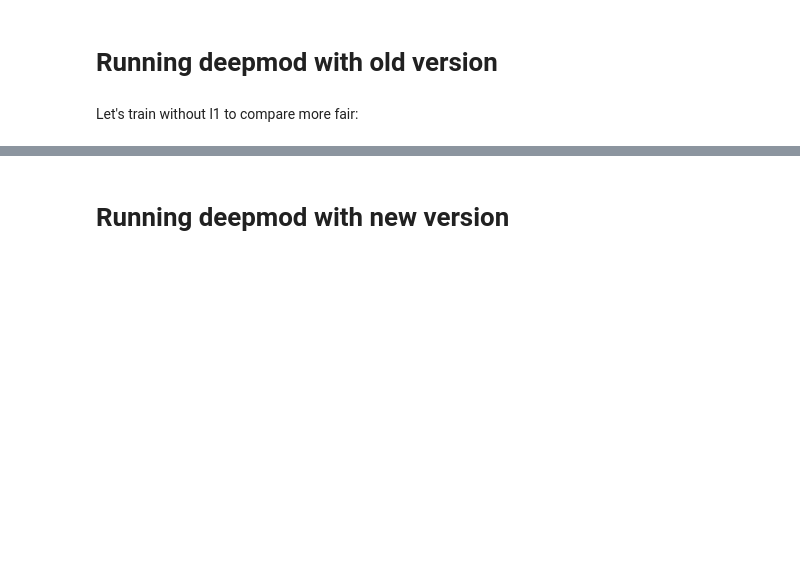
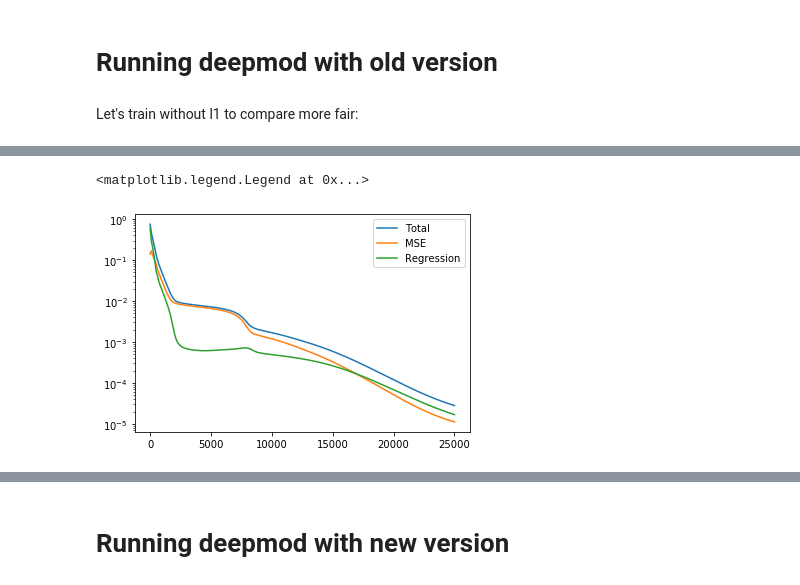
Before and after one commit to GJBoth/DeePyMoD_SBL, a Jupyter notebook: experiments/dynamic_sparsity/Baseline.ipynb, the cells around one changed output, grey strips where cells are left out. Saved outputs shown, nothing was run; the diff lists cells and outputs as text; code cells hidden in the pictures; blank space fills up the shorter version.

```diff
--- a/experiments/dynamic_sparsity/Baseline.ipynb
+++ b/experiments/dynamic_sparsity/Baseline.ipynb
@@ -18,3 +21,18 @@ The autoreload extension is already loaded. To reload it, use:
+# %%
+import os
+from tensorboard.backend.event_processing.event_accumulator import EventAccumulator
+
+def load_tensorboard(path):
+    # Assumes one file per folder
+    event_file = next(filter(lambda filename: filename[:6] =='events', os.listdir(path)))
+    summary_iterator = EventAccumulator(str(path + event_file)).Reload()
+
+    tags = summary_iterator.Tags()['scalars']
+    steps = np.array([event.step for event in summary_iterator.Scalars(tags[0])])
+    data = np.array([[event.value for event in summary_iterator.Scalars(tag)] for tag in tags]).T
+    df = pd.DataFrame(data=data, index=steps, columns=tags)
+
+    return df
 # %% [markdown]
 # Making data
 # %%
@@ -55,0 +94,2 @@ train(model, X_train, y_train, optimizer, 10000, loss_func_args={'l1':0.0})
+# %%
+df_baseline = load_tensorboard('runs/Apr14_13-27-35_20eb248f0908/')
@@ -55,0 +106,9 @@ train(model, X_train, y_train, optimizer, 10000, loss_func_args={'l1':0.0})
+# %%
+plt.semilogy(df_baseline['Total_loss'], label='Total')
+plt.semilogy(df_baseline['MSE_0'], label='MSE')
+plt.semilogy(df_baseline['Regression_0'], label='Regression')
+
+plt.legend()
+# %% [output]
+<matplotlib.legend.Legend at 0x...>
+[figure, added]
```
Also changed, not shown: parts of 63 cells of this notebook, 37 other files.
